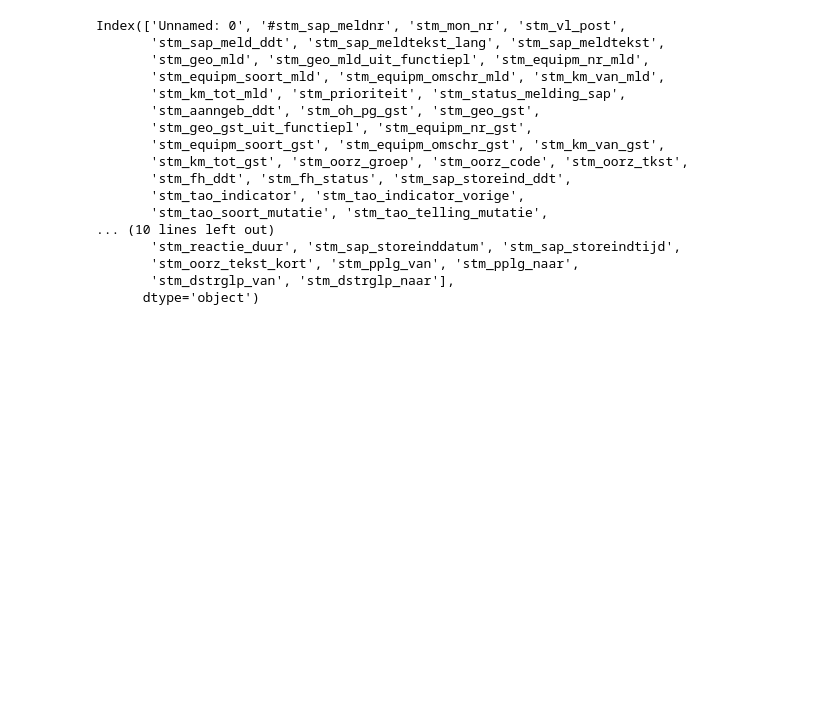
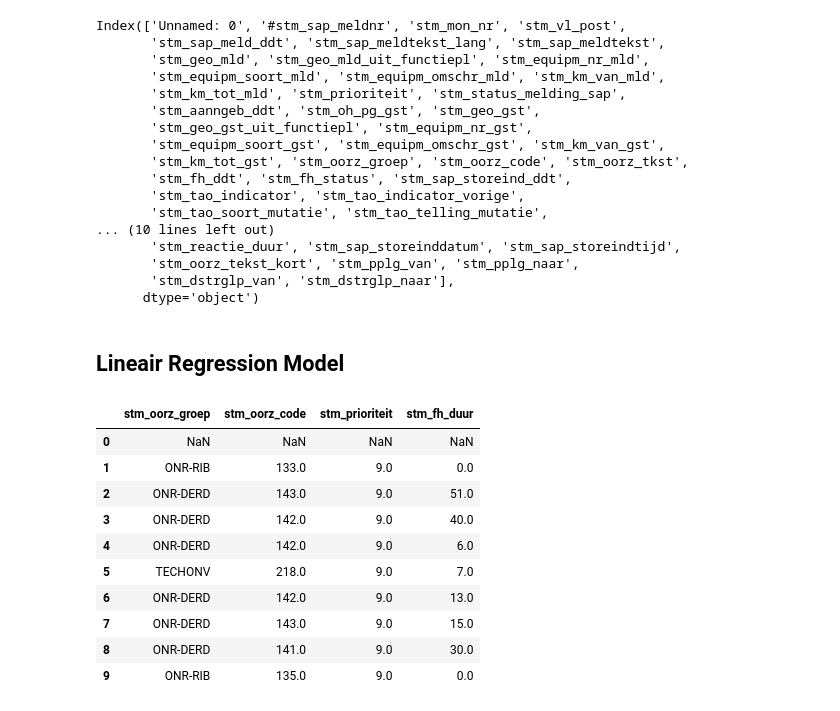
Before and after one commit to AmaryllisLee/DDB_Prorail, a Jupyter notebook: project_ProRail.ipynb, the cells around one changed output. Drawn from its saved outputs; the diff is of its cells as text; code cells hidden in the pictures; blank space fills up the shorter version.

```diff
--- a/project_ProRail.ipynb
+++ b/project_ProRail.ipynb
@@ -186,3 +204,21 @@ Index(['Unnamed: 0', '#stm_sap_meldnr', 'stm_mon_nr', 'stm_vl_post',
       dtype='object')
 # %%
 # Hierboven gaan we kijken naar de daadwerkelijk probleem van de maximale hersteltijd.
+# %% [markdown]
+## Lineair Regression Model
+# %%
+# kopie maken van de gekozen features en target variabelen van onze dataset
+df2  = df[['stm_oorz_groep', 'stm_oorz_code', 'stm_prioriteit', 'stm_fh_duur']].copy()
+df2.head(10)
+# %% [output]
+|  | stm_oorz_groep | stm_oorz_code | stm_prioriteit | stm_fh_duur |
+| 0 | NaN | NaN | NaN | NaN |
+| 1 | ONR-RIB | 133.0 | 9.0 | 0.0 |
+| 2 | ONR-DERD | 143.0 | 9.0 | 51.0 |
+| 3 | ONR-DERD | 142.0 | 9.0 | 40.0 |
+| 4 | ONR-DERD | 142.0 | 9.0 | 6.0 |
+| 5 | TECHONV | 218.0 | 9.0 | 7.0 |
+| 6 | ONR-DERD | 142.0 | 9.0 | 13.0 |
+| 7 | ONR-DERD | 143.0 | 9.0 | 15.0 |
+| 8 | ONR-DERD | 141.0 | 9.0 | 30.0 |
+| 9 | ONR-RIB | 135.0 | 9.0 | 0.0 |
```
Also changed, not shown: parts of 4 cells of this notebook.
